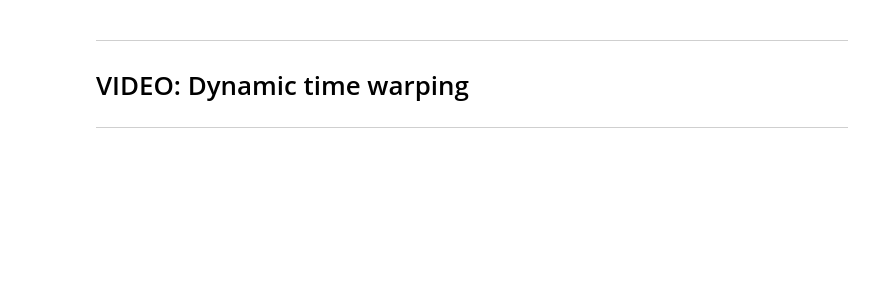
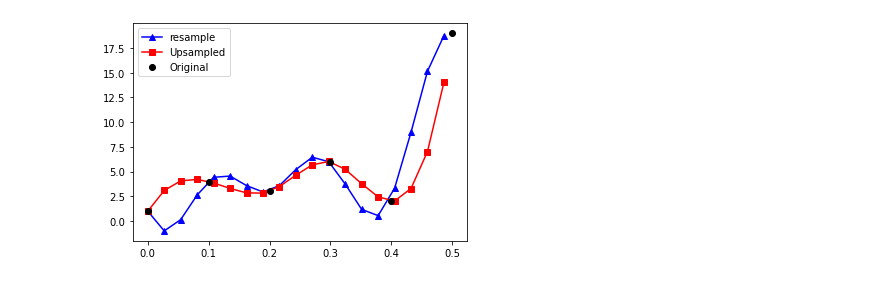
Before and after one commit to flacout/SignalProcessingCourse, a Jupyter notebook: 8-resample/sigprocMXC_resample.ipynb, the cells around one changed output. Drawn from its saved outputs; the diff is of its cells as text; code cells hidden in the pictures; blank space fills up the shorter version.

```diff
--- a/8-resample/sigprocMXC_resample.ipynb
+++ b/8-resample/sigprocMXC_resample.ipynb
@@ -496,5 +80,0 @@ plt.show()
-# %% [markdown]
-
----
-# VIDEO: Dynamic time warping
----
@@ -548,0 +81,28 @@ plt.show()
+# %%
+## using Python's resample function
+
+# new sampling rate in Hz
+newSrate = 37
+
+
+# use resample function
+newNpnts = int( len(data)*newSrate/srate )
+updataR = signal.resample(data,newNpnts)
+
+# the new time vector
+newTimeR = np.arange(0,newNpnts)/newSrate
+
+
+# cut out extra time points
+updataR  = updataR[newTimeR<time[-1]]
+newTimeR = newTimeR[newTimeR<time[-1]]
+
+
+# and plot it
+plt.plot(newTimeR,updataR,'b^-',label='resample')
+plt.plot(newTime,updataI,'rs-',label='Upsampled')
+plt.plot(time,data,'ko',label='Original')
+plt.legend()
+plt.show()
+# %% [output]
+[figure, added]
```
Also changed, not shown: parts of 56 cells of this notebook.
